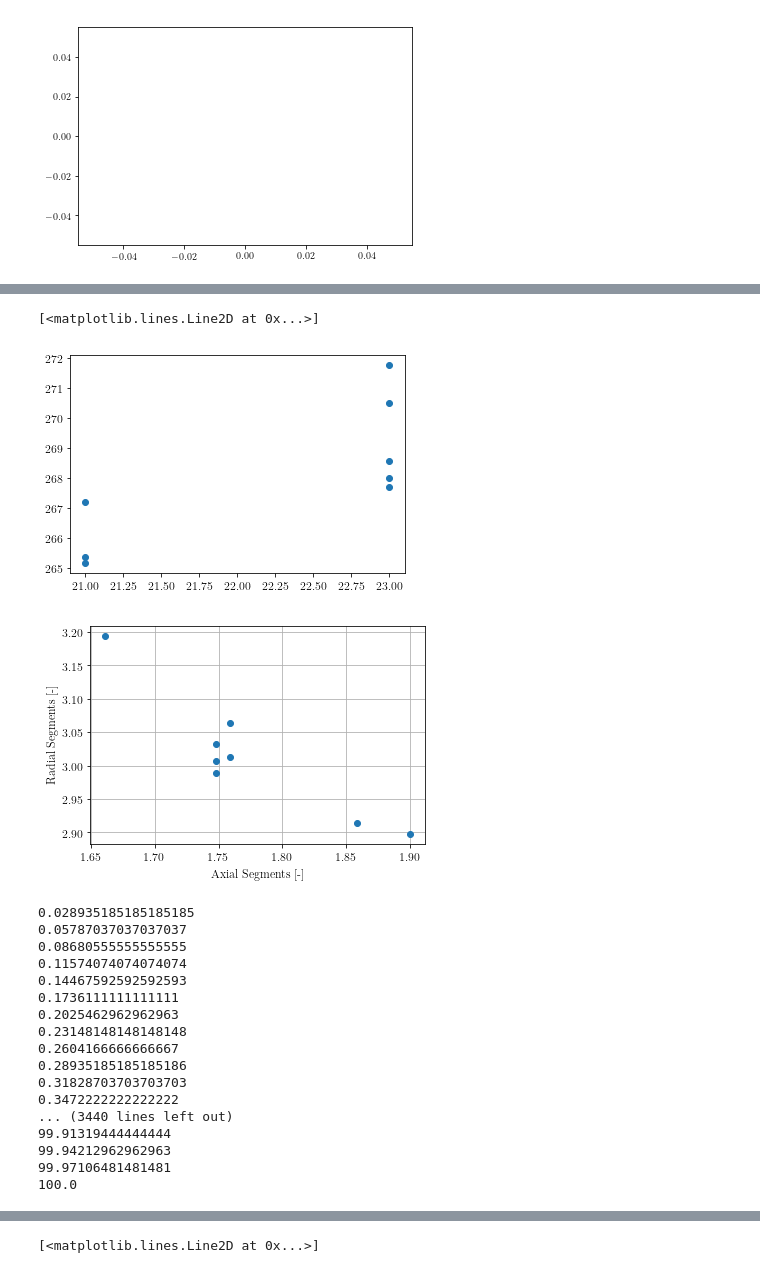
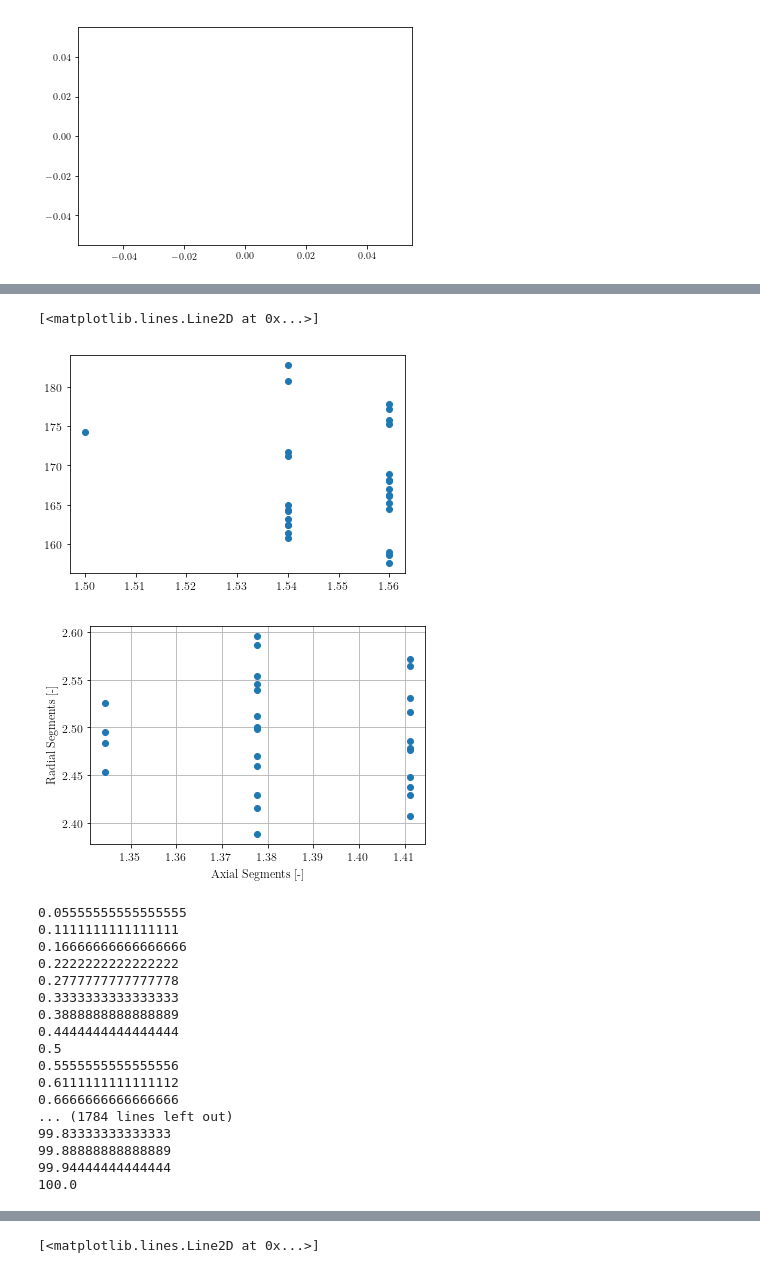
Before and after one commit to gfidelisp/Jupyter, a Jupyter notebook: Codemig/System/Optimization.ipynb, the cells around one changed output, grey strips where cells are left out. Drawn from its saved outputs; the diff is of its cells as text; code cells hidden in the pictures.

```diff
--- a/Codemig/System/Optimization.ipynb
+++ b/Codemig/System/Optimization.ipynb
@@ -388,19 +392,19 @@ plt.plot(L_xt_p,m_Rt_p,'o')
 # %%
-plt.plot(H_p,m_Rt_p,'o')
+plt.plot(B_max_p,m_Rt_p,'o')
 # %% [output]
 [<matplotlib.lines.Line2D at 0x...>]
-[figure, old version]
+[figure, new version]
 # %%
-plt.plot((1+np.array(L_xt_p))*np.array(L_p)/90,(np.array(R4_p) - np.array(R3_p))/55,'o')
+plt.plot((1+np.array(L_xt_p))*np.array(L_p)/90,(np.array(R4_p) - np.array(R3_p))/60,'o')
 
 plt.grid()
 plt.xlabel('Axial Segments [-]')
 plt.ylabel('Radial Segments [-]')
 #plt.ylim(1100,1300)
 #plt.xlim(700,750)
 plt.savefig('N_segments.png',format = 'png', dpi=500,bbox_inches='tight')
 # %% [output]
-[figure, old version]
+[figure, new version]
 # %%
 Q_c = []
 cont = 0
@@ -408,7 +412,7 @@ cont = 0
 T_c = 22
 T_h = 35
 
-Q_c_target = 2800
+Q_c_target = 3000
 
 m_f_target = []
 FE_target = []
@@ -509,22 +513,22 @@ for i in range(size(FE)):
                                             cont = cont+1
                                     print(100*cont/(len(FE)*len(f)*len(L)*len(H)*len(W)*len(Tce)*len(The)*len(B_max)*len(L_xt)*len(d_par)*len(h_f)))
 # %% [output]
-0.028935185185185185
-0.05787037037037037
-0.08680555555555555
-0.11574074074074074
-0.14467592592592593
-0.1736111111111111
-0.2025462962962963
-0.23148148148148148
-0.2604166666666667
-0.28935185185185186
-0.31828703703703703
-0.3472222222222222
-... (3440 lines left out)
-99.91319444444444
-99.94212962962963
-99.97106481481481
+0.05555555555555555
+0.1111111111111111
+0.16666666666666666
+0.2222222222222222
+0.2777777777777778
+0.3333333333333333
+0.3888888888888889
+0.4444444444444444
+0.5
+0.5555555555555556
+0.6111111111111112
+0.6666666666666666
+... (1784 lines left out)
+99.83333333333333
+99.88888888888889
+99.94444444444444
 100.0
 # %%
 N_circ_cold = 7
```
Also changed, not shown: parts of 8 cells of this notebook, 3 other files.
